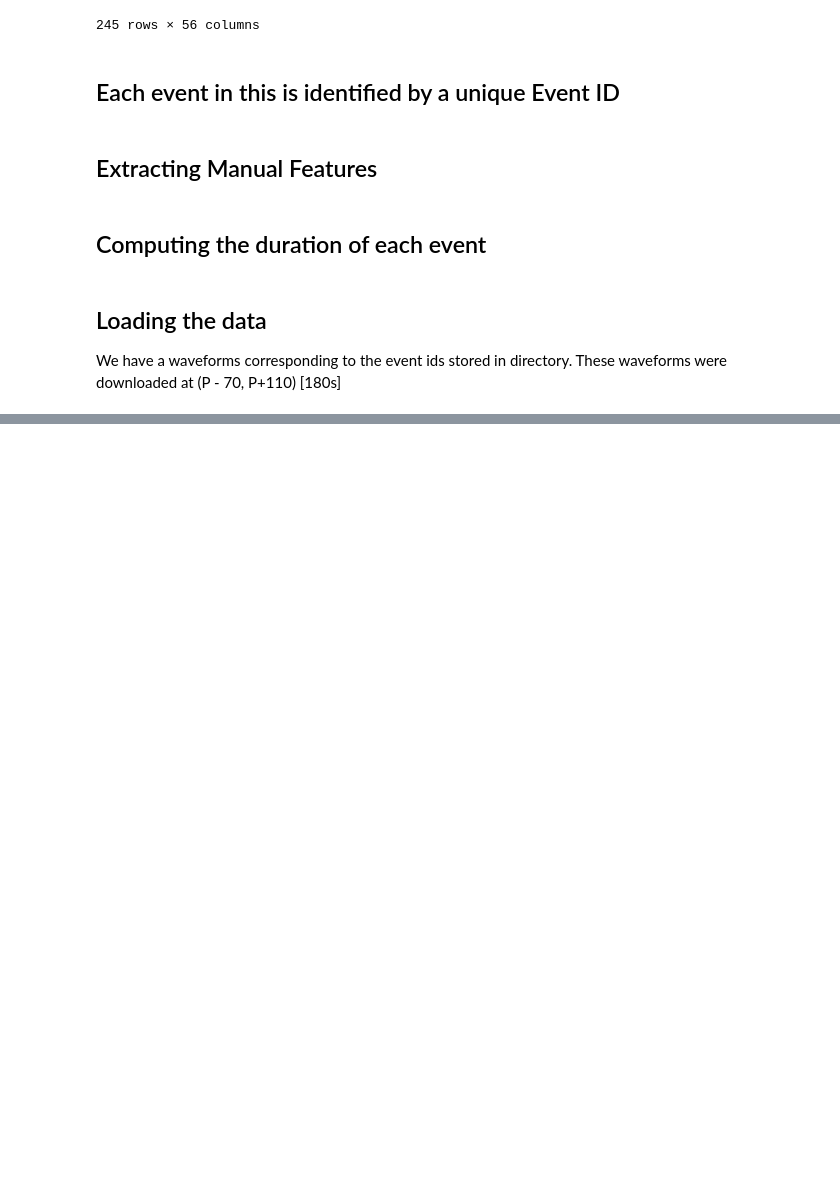
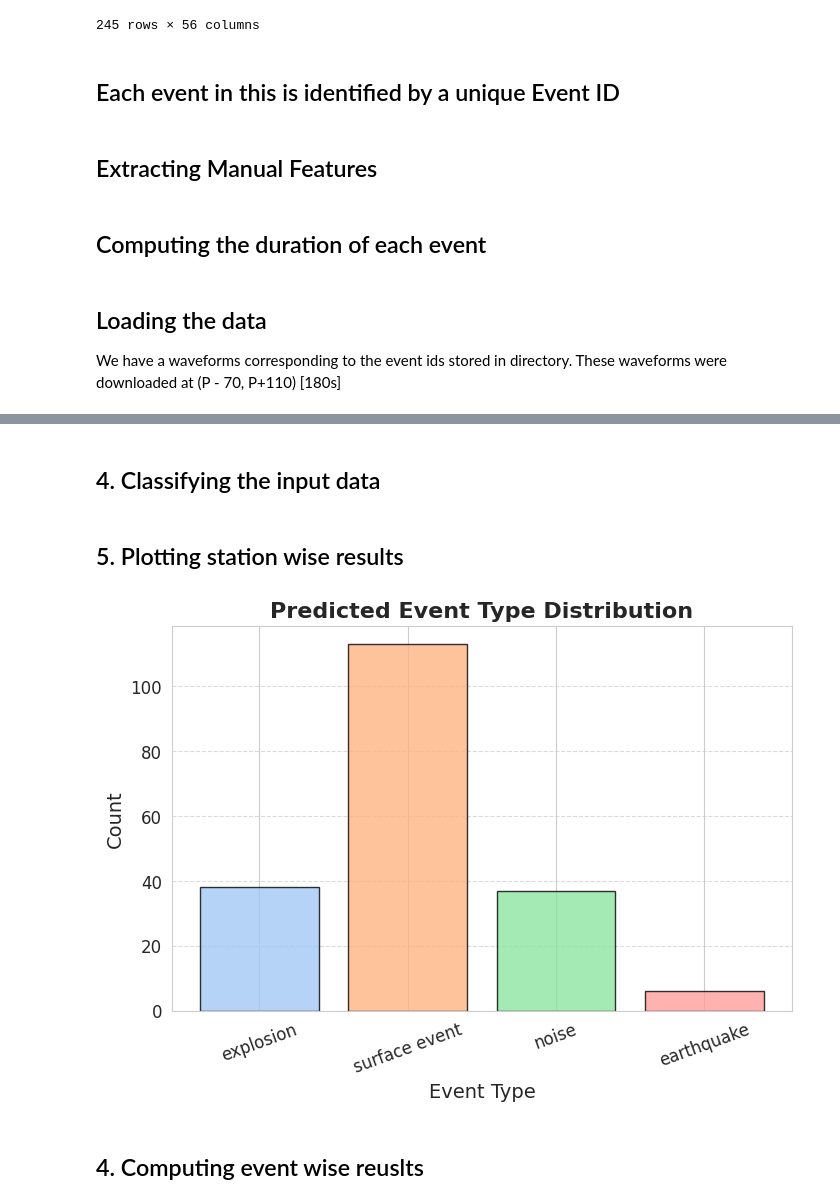
Before and after one commit to Akashkharita/PNW_Seismic_Event_Classification, a Jupyter notebook: notebooks/testing_on_esec_events.ipynb, the cells around one changed output, grey strips where cells are left out. Drawn from its saved outputs; the diff is of its cells as text; code cells hidden in the pictures; blank space fills up the shorter version.

```diff
--- a/notebooks/testing_on_esec_events.ipynb
+++ b/notebooks/testing_on_esec_events.ipynb
@@ -364,0 +502,7 @@ plt.show()
+# %% [markdown]
+## 4. Classifying the input data
+# %%
+# Run classification
+with torch.no_grad():
+    output = model(torch.Tensor(specs))
+    softmax_probs = F.softmax(output, dim=1).cpu().numpy()
@@ -364,0 +513,40 @@ plt.show()
+# %% [markdown]
+## 5. Plotting station wise results
+# %%
+
+
+# Sample labels
+labels = np.array(['earthquake', 'explosion', 'noise', 'surface event'])
+
+
+# Count occurrences
+label_counts = Counter(pred_labels)
+
+# Use seaborn style
+sns.set_style("whitegrid")
+
+# Create figure
+plt.figure(figsize=(8, 5))
+
+# Define colors
+colors = sns.color_palette("pastel", len(labels))
+
+# Bar plot instead of histogram for categorical data
+plt.bar(label_counts.keys(), label_counts.values(), color=colors, edgecolor="black", alpha=0.8)
+
+# Labels & Styling
+plt.xticks(rotation=20, fontsize=12)
+plt.yticks(fontsize=12)
+plt.xlabel("Event Type", fontsize=14)
+plt.ylabel("Count", fontsize=14)
+plt.title("Predicted Event Type Distribution", fontsize=16, fontweight="bold")
+
+# Add grid for better readability
+plt.grid(axis="y", linestyle="--", alpha=0.7)
+
+# Show plot
+plt.show()
+# %% [output]
+[figure, added]
+# %% [markdown]
+## 4. Computing event wise reuslts
```
Also changed, not shown: parts of 36 cells of this notebook.
